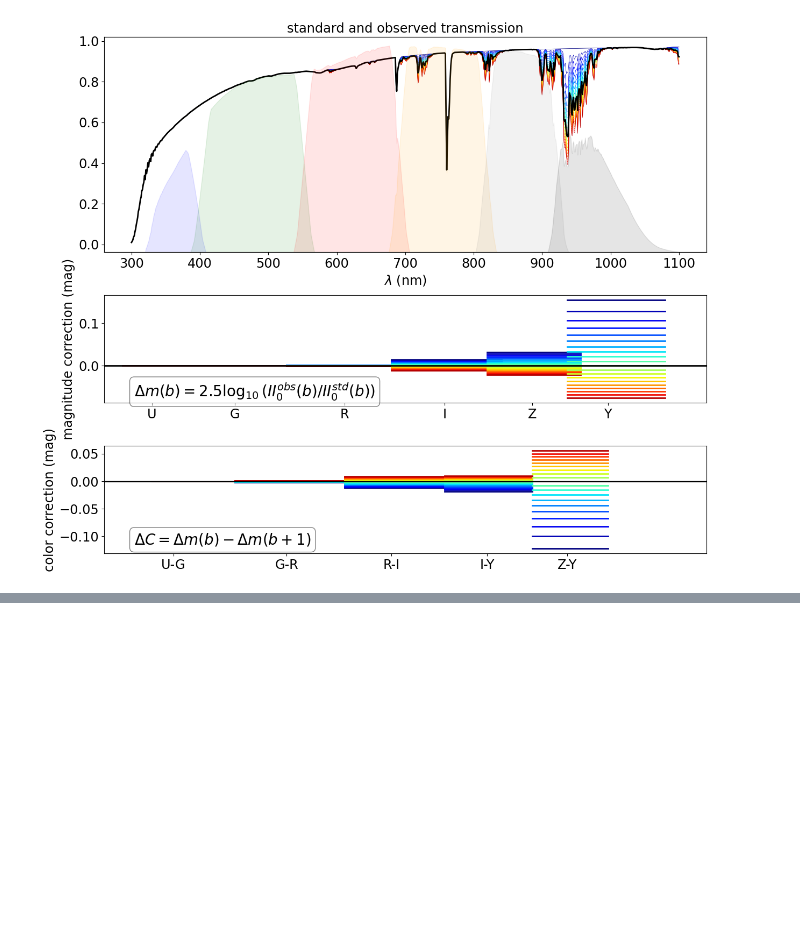
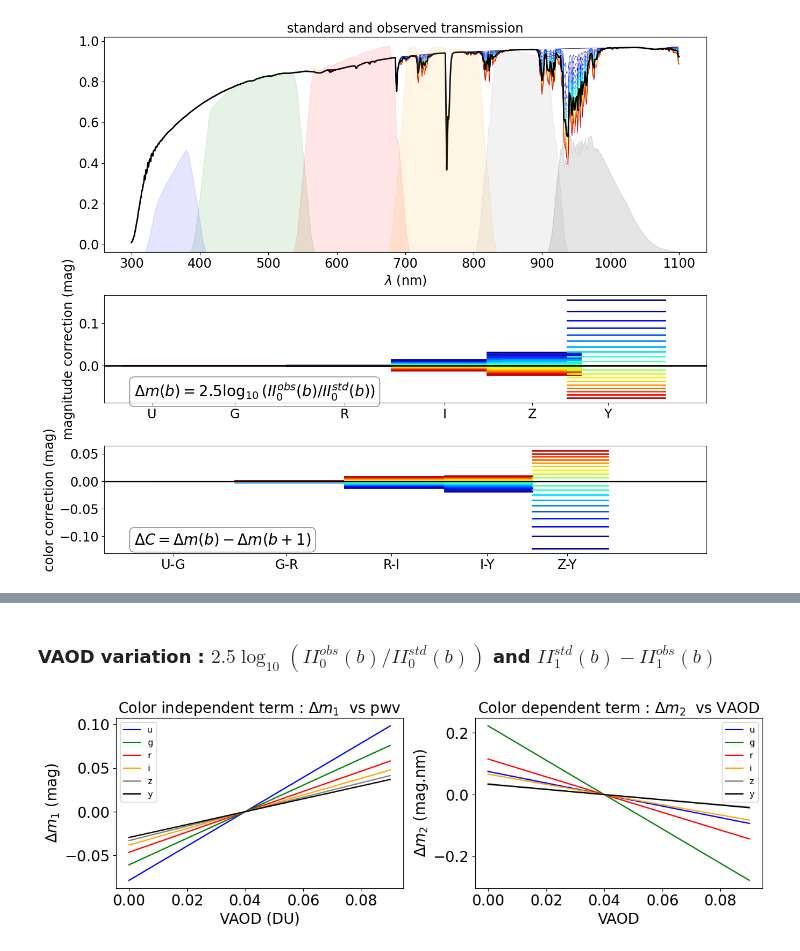
Before and after one commit to sylvielsstfr/RubinLSSTPhotometricCorrTuto, a Jupyter notebook: notebooks/02_PhotometricCorrections/02a_IntroPhotomCorrections.ipynb, the cells around one changed output, grey strips where cells are left out. Saved outputs shown, nothing was run; the diff lists cells and outputs as text; code cells hidden in the pictures; blank space fills up the shorter version.

```diff
--- a/notebooks/02_PhotometricCorrections/02a_IntroPhotomCorrections.ipynb
+++ b/notebooks/02_PhotometricCorrections/02a_IntroPhotomCorrections.ipynb
@@ -854,0 +1156,39 @@ plt.tight_layout()
+# %% [markdown]
+### VAOD variation : $2.5 \log_{10} (II_0^{obs}(b)/II_0^{std}(b))$ and  $II_{1}^{std}(b)-II_{1}^{obs}(b)$
+# %%
+fig = plt.figure(figsize=(12,4))
+
+# Figure 1
+ax=fig.add_subplot(1,2,1)
+
+Y = np.zeros(NTAU)
+for ifilt,f in enumerate(filter_tagnames):
+    # loop on airmass
+    for index_aer,aer in enumerate(all_taus):
+        the_II0_ratio = pc.coll_all_II0ratio_nonstd[index_aer][f]
+
+        Y[index_aer] = -2.5*np.log10(the_II0_ratio)
+    ax.plot(all_taus,Y,'-',color=filter_color[ifilt],label=f)
+ax.set_xlabel('VAOD (DU)')
+ax.set_ylabel('$\Delta m_1$ (mag)')
+ax.set_title('Color independent term : $\Delta m_1$  vs pwv')
+ax.legend()
+
+
+# Figure 2
+ax=fig.add_subplot(1,2,2)
+Y = np.zeros(NTAU)
+for ifilt,f in enumerate(filter_tagnames):
+    # loop on vaod
+    for index_aer,aer in enumerate(all_taus):
+        the_II1_sub = pc.coll_all_II1sub_nonstd[index_aer][f]
+        Y[index_aer] = the_II1_sub
+    ax.plot(all_taus,Y,'-',color=filter_color[ifilt],label=f)
+ax.set_xlabel('VAOD')
+ax.set_ylabel('$\Delta m_2$ (mag.nm)')
+ax.set_title('Color dependent term : $\Delta m_2$  vs VAOD')
+ax.legend()
+plt.tight_layout()
+plt.show()
+# %% [output]
+[figure, added]
```
Also changed, not shown: parts of 18 cells of this notebook, 1 other file.
